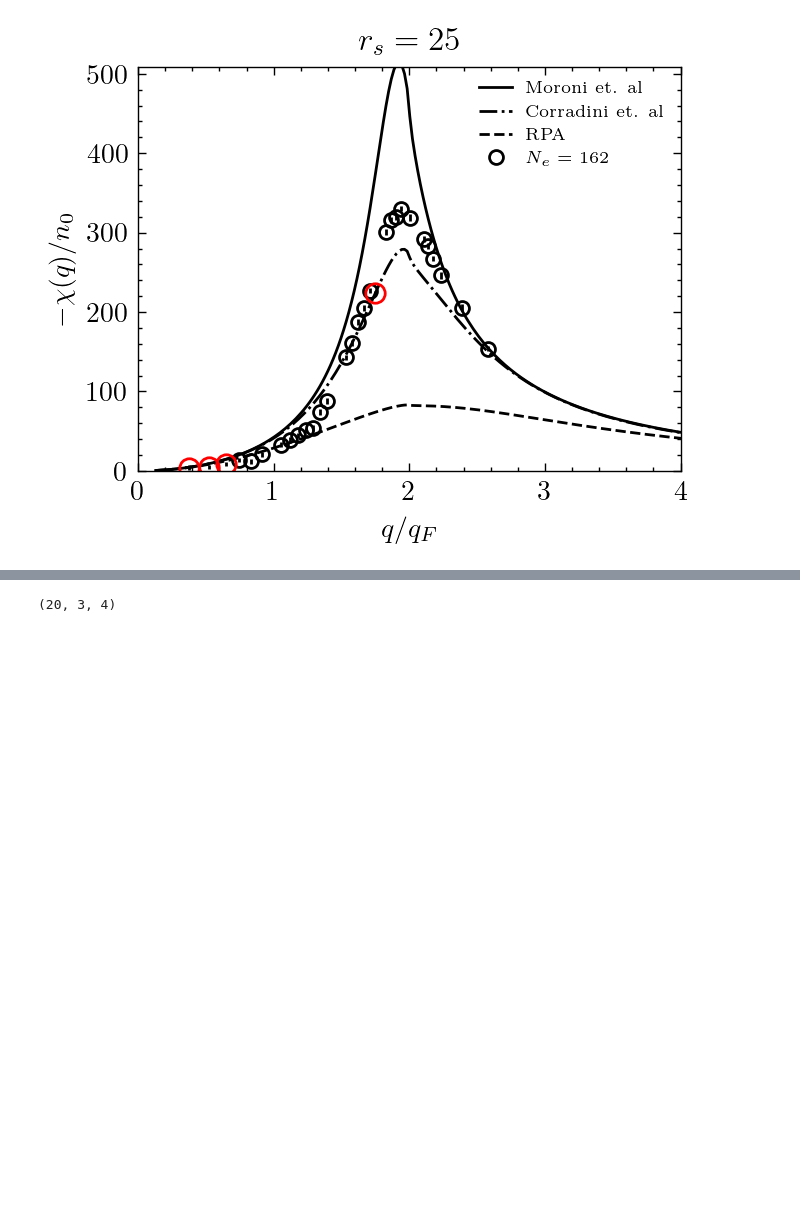
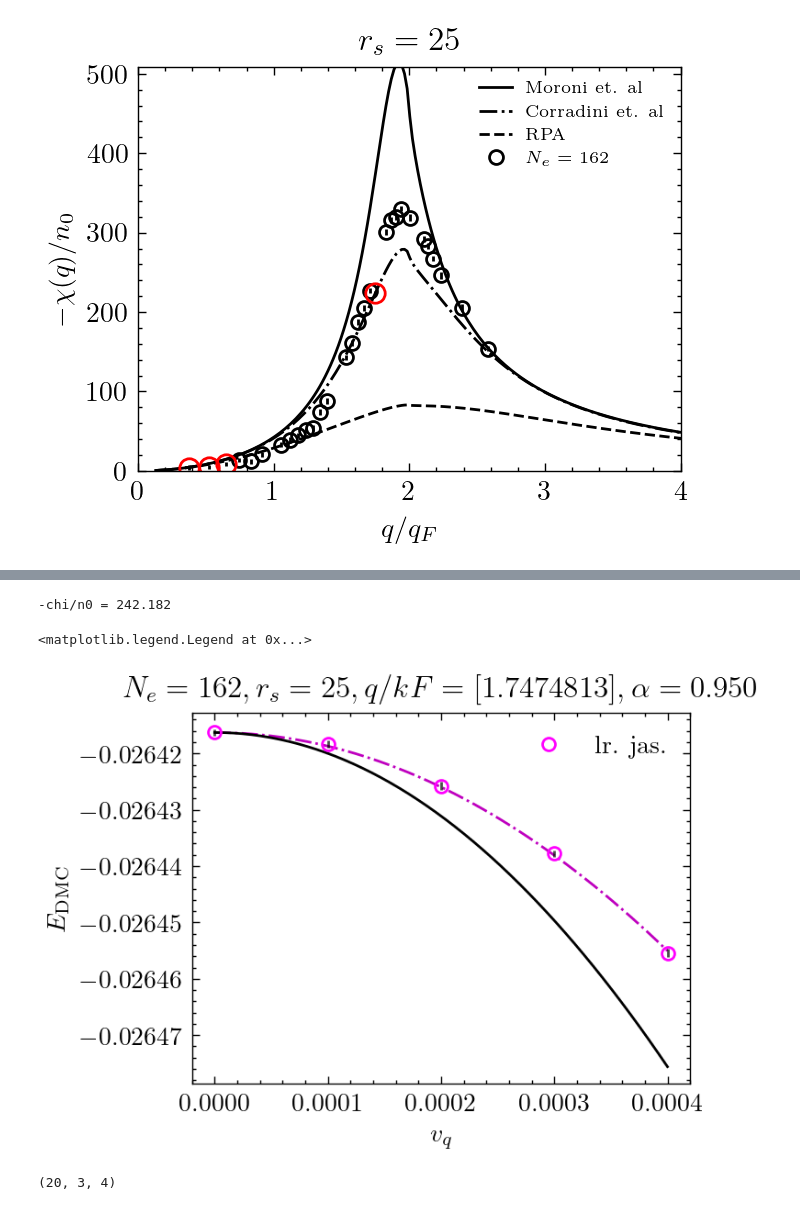
Before and after one commit to mgunes1/static_response-3DHEG, a Jupyter notebook: low-q.ipynb, the cells around one changed output, grey strips where cells are left out. Saved outputs shown, nothing was run; the diff lists cells and outputs as text; code cells hidden in the pictures; blank space fills up the shorter version.

```diff
--- a/low-q.ipynb
+++ b/low-q.ipynb
@@ -442,3 +498,20 @@ FileNotFoundError: Required file not found: /mnt/ceph/users/mgunes/HEG_dmc/stati
+# %%
+q=[4,0,0]
+q=[3, 3, 2]
+Ne=162
+rs=25
+main_dir="/mnt/ceph/users/mgunes/HEG_dmc/static_response/lr_jastrow_full/runs"
+qidx_list = gen_qidx(5)[13:]
+vq_list=np.arange(0,0.0005,0.0001)
+
+fig, ax = plt.subplots(dpi=200)
+plot_E_of_vq(q,vq_list,rs,Ne,main_dir,alpha=None,fit_line='m-.',ax=ax,markersize=5,markeredgecolor='magenta',markerfacecolor='magenta',label='lr. jas.')
+
+ax.legend()
+# %% [output]
+-chi/n0 = 242.182
+<matplotlib.legend.Legend at 0x...>
+[figure, added]
 # %%
 seed=36
 rng = np.random.default_rng(seed)
```
Also changed, not shown: parts of 3 cells of this notebook, 9 other files.
